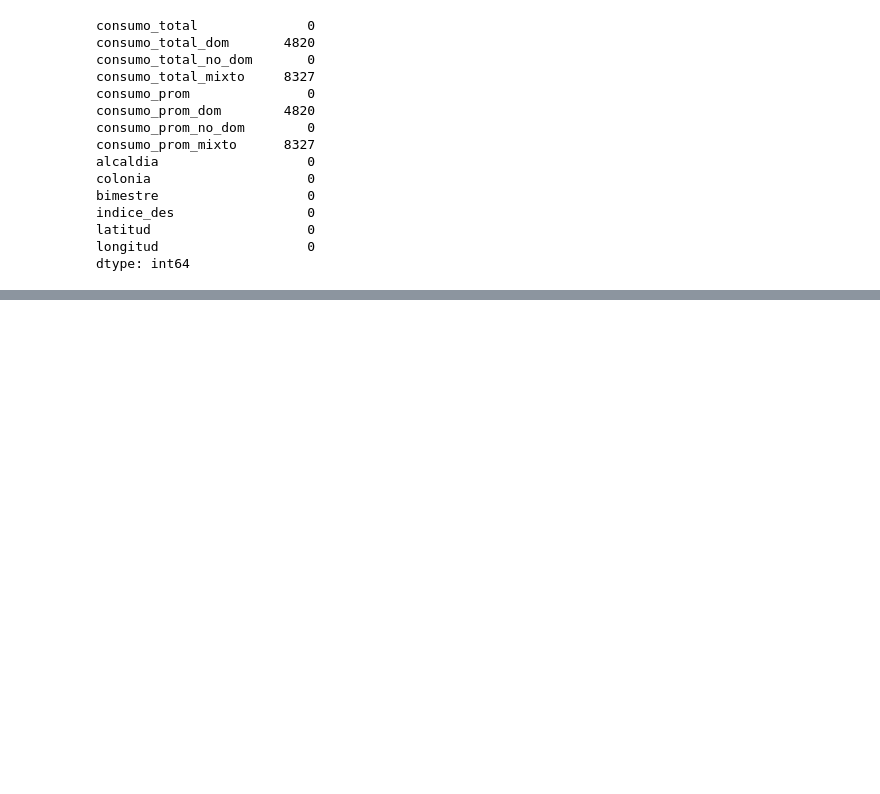
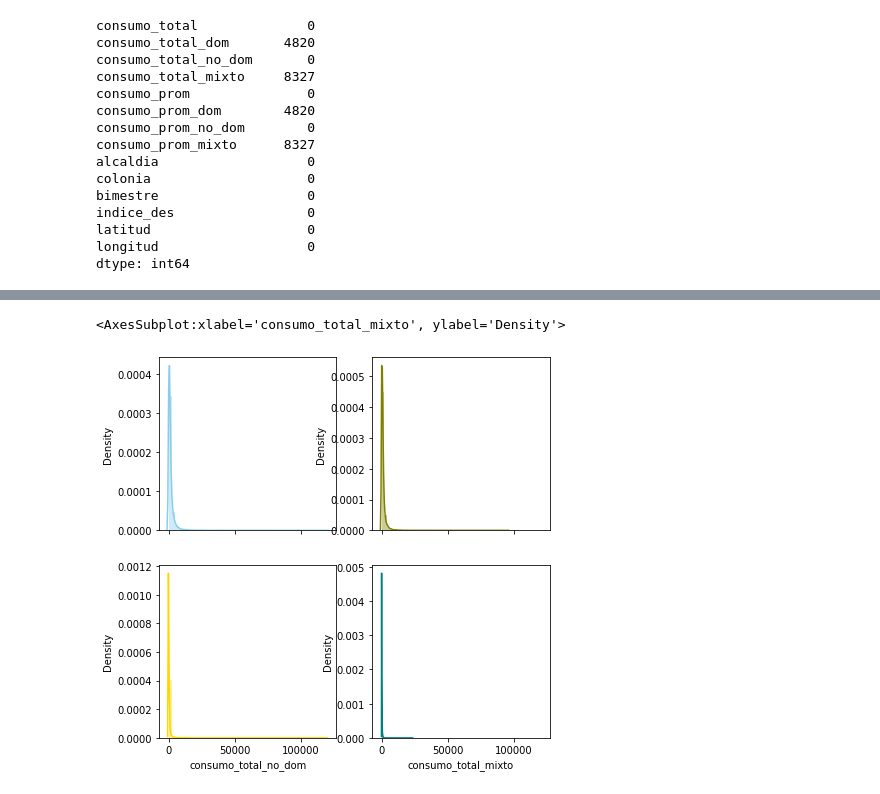
Before and after one commit to ElenaVillano/eda_geda_conagua, a Jupyter notebook: Ele_graphics.ipynb, the cells around one changed output, grey strips where cells are left out. Saved outputs shown, nothing was run; the diff lists cells and outputs as text; code cells hidden in the pictures; blank space fills up the shorter version.

```diff
--- a/Ele_graphics.ipynb
+++ b/Ele_graphics.ipynb
@@ -122,0 +162,9 @@ dtype: int64
+# %%
+f, axes = plt.subplots(2, 2, figsize=(7, 7), sharex=True)
+sns.distplot( df["consumo_total"] , color="skyblue", ax=axes[0, 0])
+sns.distplot( df["consumo_total_dom"] , color="olive", ax=axes[0, 1])
+sns.distplot( df["consumo_total_no_dom"] , color="gold", ax=axes[1, 0])
+sns.distplot( df["consumo_total_mixto"] , color="teal", ax=axes[1, 1])
+# %% [output]
+<AxesSubplot:xlabel='consumo_total_mixto', ylabel='Density'>
+[figure, added]
```
Also changed, not shown: parts of 9 cells of this notebook.
